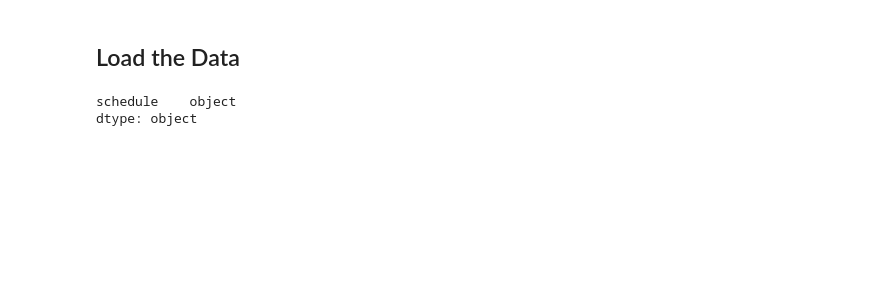
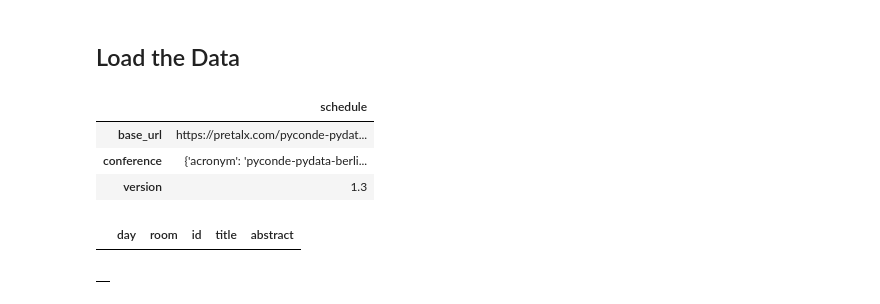
Before and after one commit to chennnxu/Topic-Modeling-NLP, a Jupyter notebook: pyconde_analysis.ipynb, the cells around one changed output. Cells and saved outputs as stored; diff of their text form; code cells hidden in the pictures; blank space fills up the shorter version.

```diff
--- a/pyconde_analysis.ipynb
+++ b/pyconde_analysis.ipynb
@@ -4,8 +4,20 @@
 import pandas as pd
 # %%
 data =  pd.read_json('schedule.json')
+data
+# %% [output]
+|  | schedule |
+| base_url | https://pretalx.com/pyconde-pydat... |
+| conference | {'acronym': 'pyconde-pydata-berli... |
+| version | 1.3 |
-# %%
-data.dtypes
-# %% [output]
-schedule    object
-dtype: object
+# %%
+# Create a new dataframe with columns day, room, id, title, absract
+df = pd.DataFrame(columns = ['day', 'room', 'id', 'title', 'abstract'])
+df
+# %% [output]
+|  | day | room | id | title | abstract |
+# %%
+test = pd.DataFrame()
+test
+# %% [output]
+|  |
```
Also changed, not shown: parts of 6 cells of this notebook.
